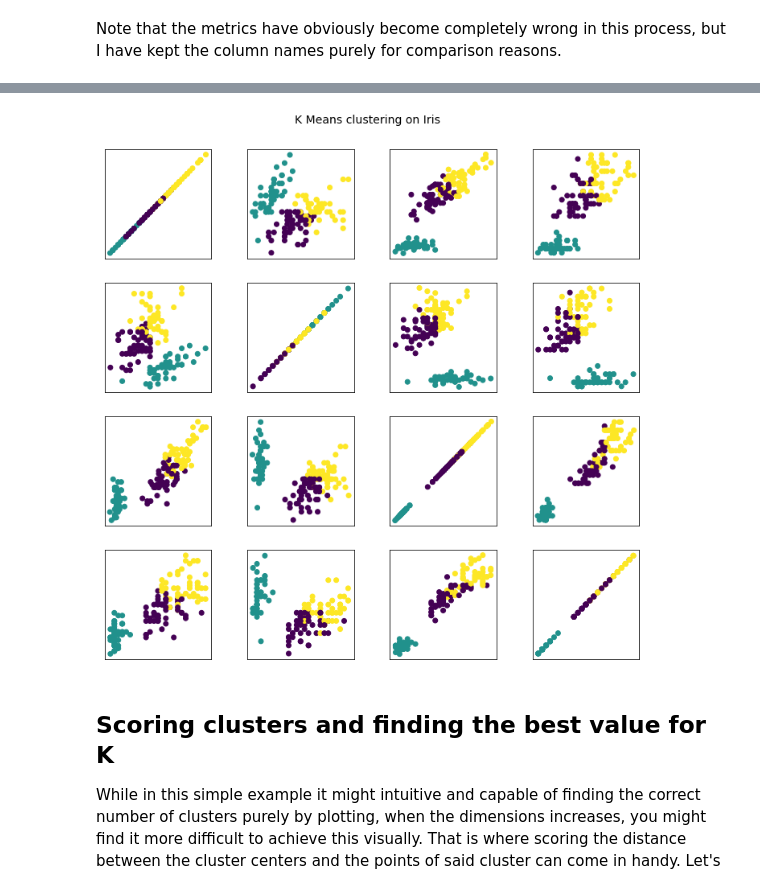
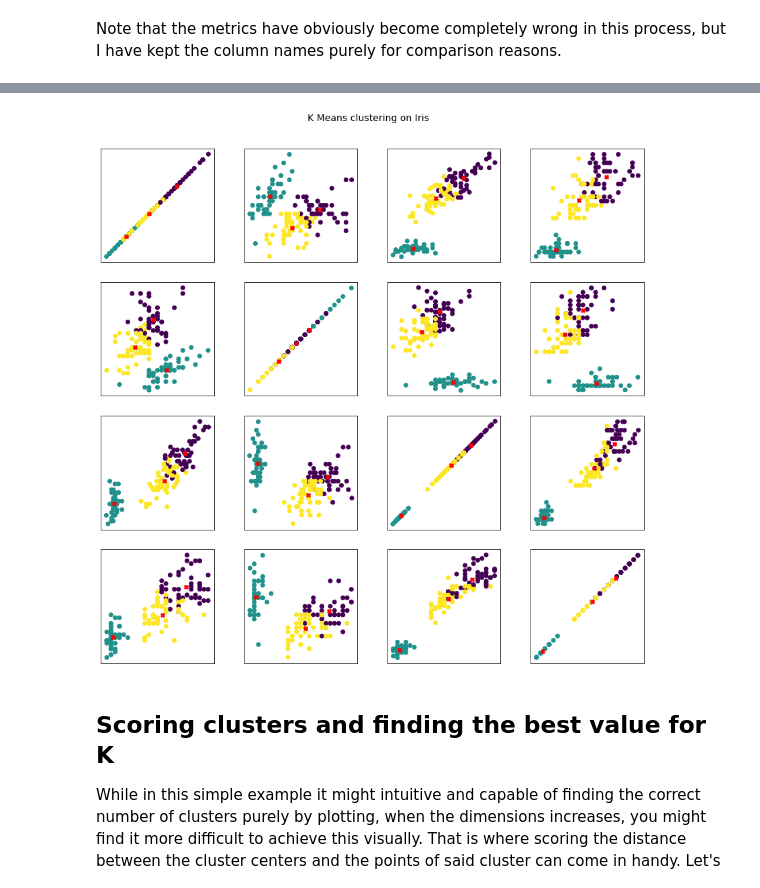
Before and after one commit to willcanniford/python-notes, a Jupyter notebook: machine_learning/unsupervised_learning/kmeans.ipynb, the cells around one changed output, grey strips where cells are left out. Drawn from its saved outputs; the diff is of its cells as text; code cells hidden in the pictures.

Commit message:
Add centroid plotting to K means plots

```diff
--- a/machine_learning/unsupervised_learning/kmeans.ipynb
+++ b/machine_learning/unsupervised_learning/kmeans.ipynb
@@ -33,7 +33,8 @@ iris = iris.drop('Species', 1)
 colnames = list(iris.columns.values)
 
 # Pre-process the data without the string column for species
-iris_scaled = pd.DataFrame(preprocessing.StandardScaler().fit_transform(iris))
+scaler = preprocessing.StandardScaler().fit(iris)
+iris_scaled = pd.DataFrame(scaler.transform(iris))
 iris_scaled.columns = colnames
 iris_scaled.head()
 # %% [output]
@@ -77,0 +99,5 @@ plt.show()
+# %%
+centroids_unscaled = model.cluster_centers_
+centroids = scaler.inverse_transform(centroids_unscaled)
+print(centroids_unscaled)
+print(centroids)
@@ -78,25 +136,26 @@ plt.show()
 # %%
 def plot_clusters(idx_1, idx_2, labels, axes):
     """
     Take two indexes for iris data and labels to plot
     """
     axes.scatter(iris.iloc[:, idx_1], iris.iloc[:, idx_2], c = labels)
+    axes.scatter(centroids[:, idx_1], centroids[:, idx_2], c = 'red', marker='X')
     axes.tick_params(axis='both', which='both', bottom=False, top=False, labelbottom=False, right=False, left=False, labelleft=False)
 
-fig, ax = plt.subplots(nrows = 4, ncols = 4, figsize = (10, 10))
+fig, ax = plt.subplots(nrows = 4, ncols = 4, figsize = (12, 12))
 fig.tight_layout()
 fig.suptitle('K Means clustering on Iris', fontsize = 14)
 fig.subplots_adjust(top = .92)
 
 # Loop through the features and plot them
 count = 0
 
 for i in range(4):
     for j in range(4):
         plot_clusters(i, j, labels, ax.flatten()[count])
         count += 1
 # %% [output]
-[figure, old version]
+[figure, new version]
 # %% [markdown]
 ## Scoring clusters and finding the best value for K
 While in this simple example it might intuitive and capable of finding the correct number of clusters purely by plotting, when the dimensions increases, you might find it more difficult to achieve this visually. That is where scoring the distance between the cluster centers and the points of said cluster can come in handy. Let's have a look at what that achieves here, and write a function that allows us to simply and quickly calculate and compare different values of `k`.
```
Also changed, not shown: parts of 8 cells of this notebook.
